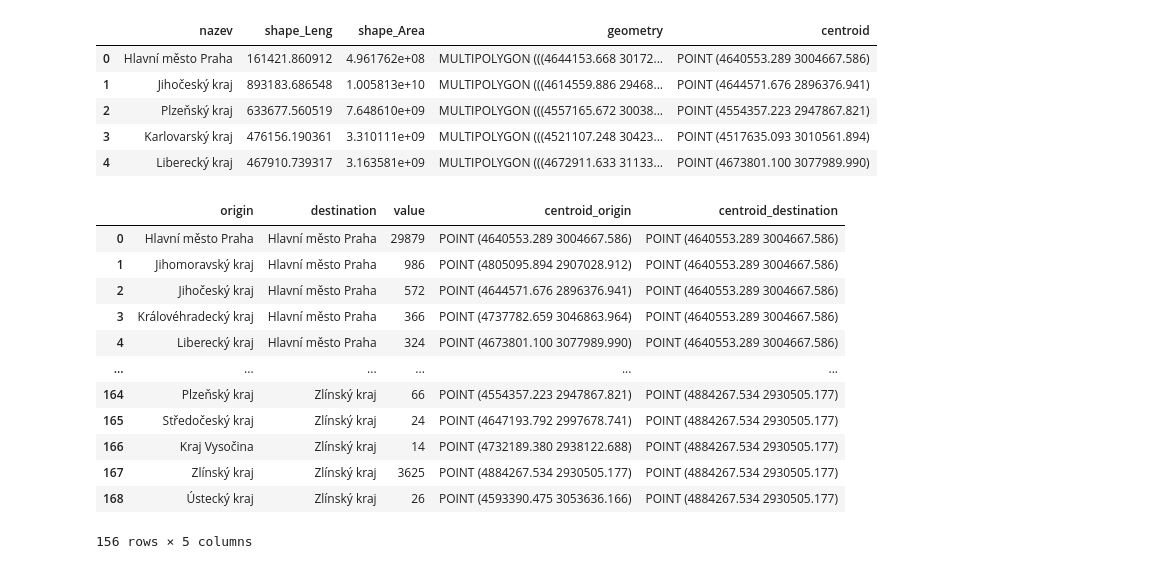
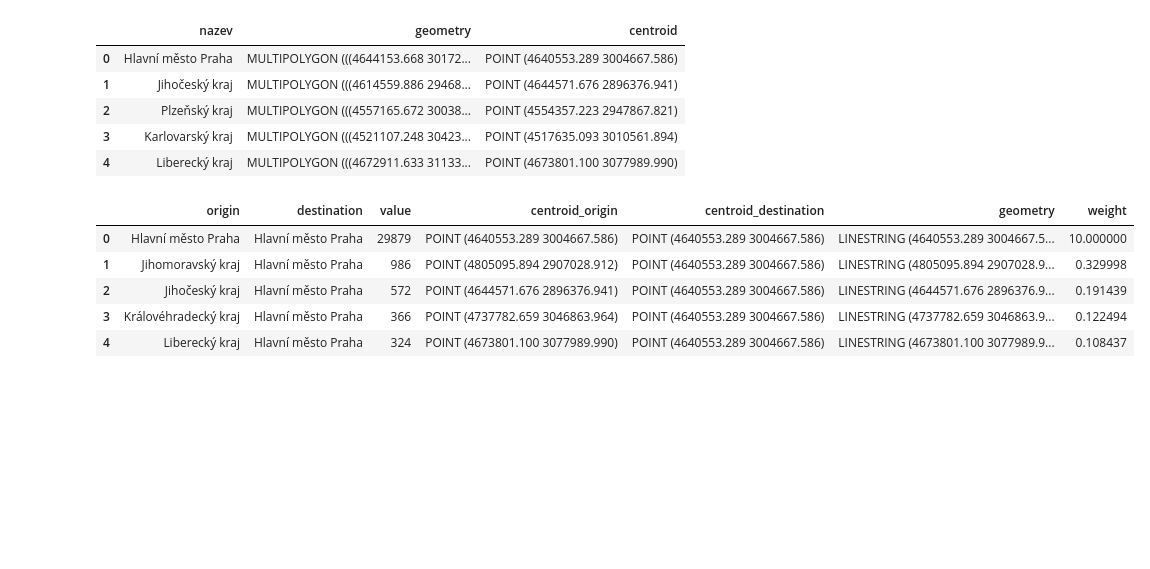
Before and after one commit to kovarmi9/PKAR_mobility_of_university_students, a Jupyter notebook: notebooks/czech_regions.ipynb, the cells around one changed output. Cells and saved outputs as stored; diff of their text form; code cells hidden in the pictures; blank space fills up the shorter version.

```diff
--- a/notebooks/czech_regions.ipynb
+++ b/notebooks/czech_regions.ipynb
@@ -7,9 +7,13 @@ import matplotlib.pyplot as plt
 # Load OD matrix
 df = pd.read_excel('../data/czech/data_czech.xlsx')
 
-# Rename column for clarity
-df = df.rename(columns={'University ↓ / Student →': 'origin'})
+# Rename column for clarity and reshape to long format
+df = df.rename(columns={'University ↓ / Student →': 'origin'}).melt(id_vars='origin', var_name='destination', value_name='value')
+
+# Clean up leading/trailing spaces
+df['origin'] = df['origin'].str.strip()
+df['destination'] = df['destination'].str.strip()
 
 # Display tail
-df.tail()
+df.head()
 # %% [output]
@@ -23,8 +27,8 @@ df.tail()
 # Load spatial regions
 gdf = gpd.read_file('../data/czech/regions.gpkg')
 
-# Keep only specific columns
-gdf = gdf[['nazev', 'shape_Leng', 'shape_Area', 'geometry']]
+# Keep only necessary columns and compute centroids
+gdf = gdf[['nazev', 'geometry']]
 
 # Compute centroids
 gdf['centroid'] = gdf.geometry.centroid
@@ -32,38 +36,35 @@ gdf['centroid'] = gdf.geometry.centroid
 # Show the result
 gdf.head()
 # %% [output]
-|  | nazev | shape_Leng | shape_Area | geometry | centroid |
-| 0 | Hlavní město Praha | 161421.860912 | 4.961762e+08 | MULTIPOLYGON (((4644153.668 30172... | POINT (4640553.289 3004667.586) |
-| 1 | Jihočeský kraj | 893183.686548 | 1.005813e+10 | MULTIPOLYGON (((4614559.886 29468... | POINT (4644571.676 2896376.941) |
-| 2 | Plzeňský kraj | 633677.560519 | 7.648610e+09 | MULTIPOLYGON (((4557165.672 30038... | POINT (4554357.223 2947867.821) |
-| 3 | Karlovarský kraj | 476156.190361 | 3.310111e+09 | MULTIPOLYGON (((4521107.248 30423... | POINT (4517635.093 3010561.894) |
-| 4 | Liberecký kraj | 467910.739317 | 3.163581e+09 | MULTIPOLYGON (((4672911.633 31133... | POINT (4673801.100 3077989.990) |
+|  | nazev | geometry | centroid |
+| 0 | Hlavní město Praha | MULTIPOLYGON (((4644153.668 30172... | POINT (4640553.289 3004667.586) |
+| 1 | Jihočeský kraj | MULTIPOLYGON (((4614559.886 29468... | POINT (4644571.676 2896376.941) |
+| 2 | Plzeňský kraj | MULTIPOLYGON (((4557165.672 30038... | POINT (4554357.223 2947867.821) |
+| 3 | Karlovarský kraj | MULTIPOLYGON (((4521107.248 30423... | POINT (4517635.093 3010561.894) |
+| 4 | Liberecký kraj | MULTIPOLYGON (((4672911.633 31133... | POINT (4673801.100 3077989.990) |
 # %%
-# Reshape OD matrix to long format
-df_long = df.melt(id_vars='origin', var_name='destination', value_name='value')
-df_long['origin'] = df_long['origin'].str.strip()
-df_long['destination'] = df_long['destination'].str.strip()
+# Merge centroids for origin and destination
+df = df.merge(gdf[['nazev', 'centroid']], left_on='origin', right_on='nazev', how='left').rename(columns={'centroid': 'centroid_origin'}).drop(columns='nazev')
+df = df.merge(gdf[['nazev', 'centroid']], left_on='destination', right_on='nazev', how='left').rename(columns={'centroid': 'centroid_destination'}).drop(columns='nazev')
 
-# Merge centroids for origin and destination
-df_long = df_long.merge(gdf[['nazev', 'centroid']], left_on='origin', right_on='nazev', how='left') \
-                 .rename(columns={'centroid': 'centroid_origin'}).drop(columns='nazev')
-df_long = df_long.merge(gdf[['nazev', 'centroid']], left_on='destination', right_on='nazev', how='left') \
-                 .rename(columns={'centroid': 'centroid_destination'}).drop(columns='nazev')
+# Filter valid rows (positive flow values and non-null centroids)
+df = df[(df['value'] > 0) & df['centroid_origin'].notnull() & df['centroid_destination'].notnull()]
 
-# Filter valid rows
-df_long = df_long[(df_long['value'] > 0) & df_long['centroid_origin'].notnull() & df_long['centroid_destination'].notnull()]
-df_long
+# Create flow lines based on centroids
+df['geometry'] = df.apply(lambda row: LineString([row['centroid_origin'], row['centroid_destination']]), axis=1)
+
+# Convert to GeoDataFrame
+gdf_flows = gpd.GeoDataFrame(df, geometry='geometry', crs=gdf.crs)
+
+# Weight the flow lines based on value
+gdf_flows['weight'] = gdf_flows['value'] / gdf_flows['value'].max() * 10
+
+# Show the result
+gdf_flows.head()
 # %% [output]
-|  | origin | destination | value | centroid_origin | centroid_destination |
-| 0 | Hlavní město Praha | Hlavní město Praha | 29879 | POINT (4640553.289 3004667.586) | POINT (4640553.289 3004667.586) |
-| 1 | Jihomoravský kraj | Hlavní město Praha | 986 | POINT (4805095.894 2907028.912) | POINT (4640553.289 3004667.586) |
-| 2 | Jihočeský kraj | Hlavní město Praha | 572 | POINT (4644571.676 2896376.941) | POINT (4640553.289 3004667.586) |
-| 3 | Královéhradecký kraj | Hlavní město Praha | 366 | POINT (4737782.659 3046863.964) | POINT (4640553.289 3004667.586) |
-| 4 | Liberecký kraj | Hlavní město Praha | 324 | POINT (4673801.100 3077989.990) | POINT (4640553.289 3004667.586) |
-| ... | ... | ... | ... | ... | ... |
-| 164 | Plzeňský kraj | Zlínský kraj | 66 | POINT (4554357.223 2947867.821) | POINT (4884267.534 2930505.177) |
-| 165 | Středočeský kraj | Zlínský kraj | 24 | POINT (4647193.792 2997678.741) | POINT (4884267.534 2930505.177) |
-| 166 | Kraj Vysočina | Zlínský kraj | 14 | POINT (4732189.380 2938122.688) | POINT (4884267.534 2930505.177) |
-| 167 | Zlínský kraj | Zlínský kraj | 3625 | POINT (4884267.534 2930505.177) | POINT (4884267.534 2930505.177) |
-| 168 | Ústecký kraj | Zlínský kraj | 26 | POINT (4593390.475 3053636.166) | POINT (4884267.534 2930505.177) |
+|  | origin | destination | value | centroid_origin | centroid_destination | geometry | weight |
+| 0 | Hlavní město Praha | Hlavní město Praha | 29879 | POINT (4640553.289 3004667.586) | POINT (4640553.289 3004667.586) | LINESTRING (4640553.289 3004667.5... | 10.000000 |
+| 1 | Jihomoravský kraj | Hlavní město Praha | 986 | POINT (4805095.894 2907028.912) | POINT (4640553.289 3004667.586) | LINESTRING (4805095.894 2907028.9... | 0.329998 |
+| 2 | Jihočeský kraj | Hlavní město Praha | 572 | POINT (4644571.676 2896376.941) | POINT (4640553.289 3004667.586) | LINESTRING (4644571.676 2896376.9... | 0.191439 |
+| 3 | Královéhradecký kraj | Hlavní město Praha | 366 | POINT (4737782.659 3046863.964) | POINT (4640553.289 3004667.586) | LINESTRING (4737782.659 3046863.9... | 0.122494 |
+| 4 | Liberecký kraj | Hlavní město Praha | 324 | POINT (4673801.100 3077989.990) | POINT (4640553.289 3004667.586) | LINESTRING (4673801.100 3077989.9... | 0.108437 |
-156 rows × 5 columns
```
Also changed, not shown: parts of 5 cells of this notebook.
